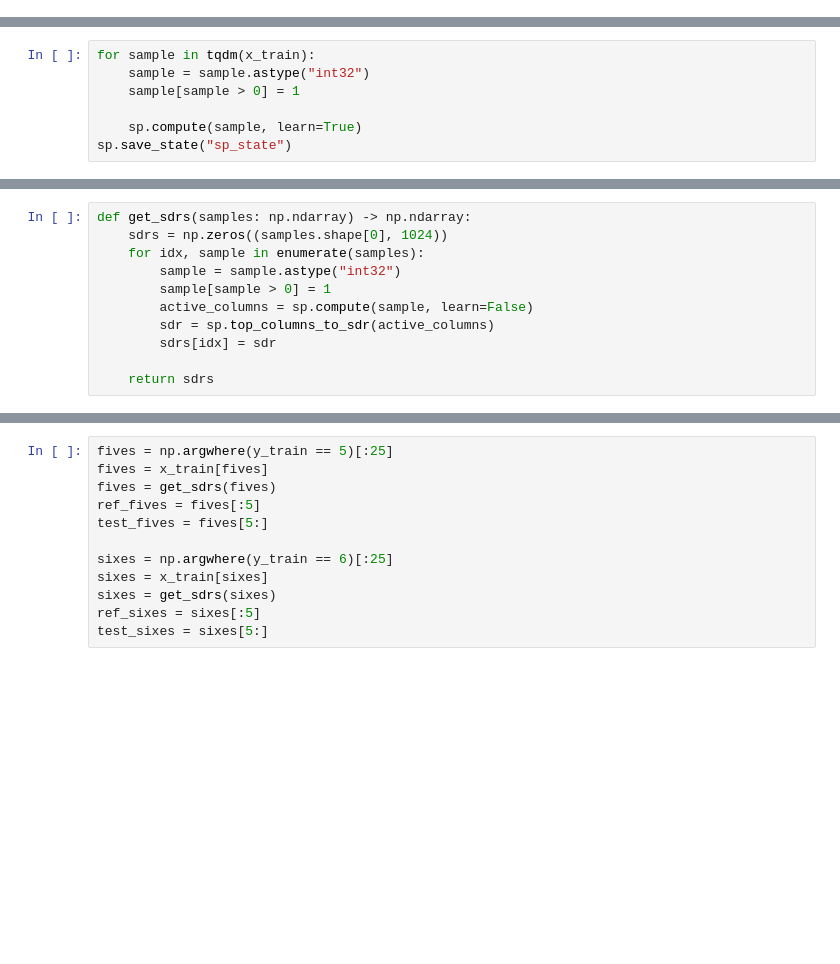
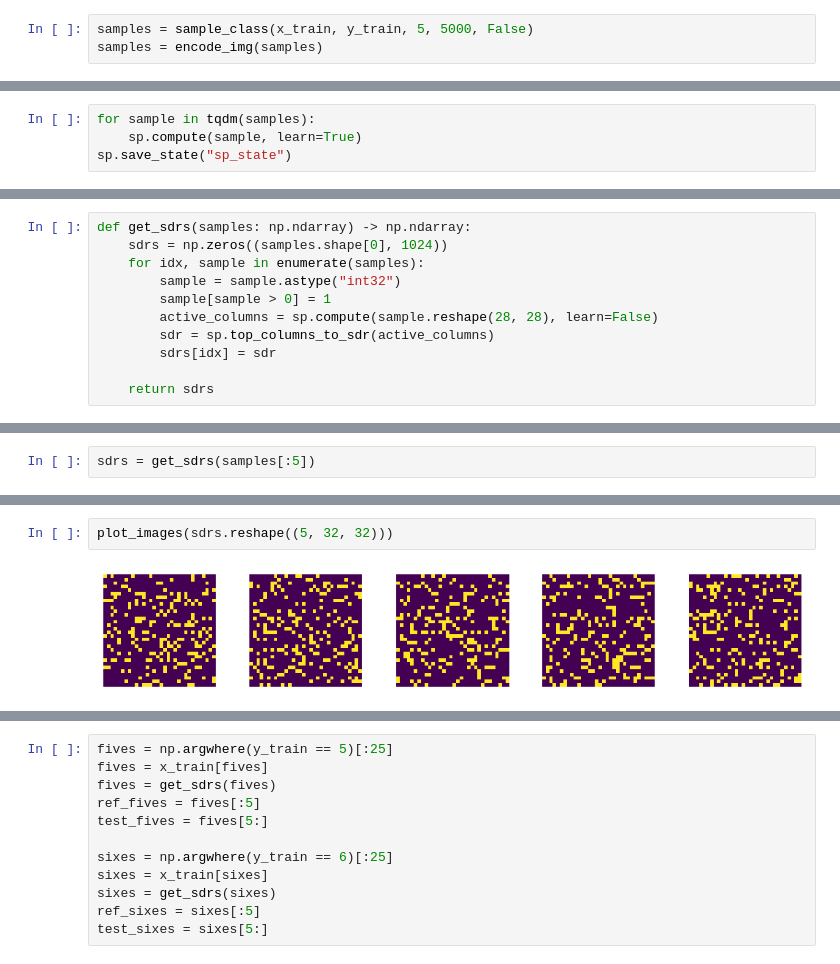
Before and after one commit to MoShrank/bachelor-thesis-research, a Jupyter notebook: Spatial Pooling.ipynb, the cells around one changed output, grey strips where cells are left out. Drawn from its saved outputs; the diff is of its cells as text; blank space fills up the shorter version.

```diff
--- a/Spatial Pooling.ipynb
+++ b/Spatial Pooling.ipynb
@@ -64,3 +58,6 @@ sp = SpatialPooler(
 )
 # %% [output]
 [interactive output not drawn]
+# %%
+samples = sample_class(x_train, y_train, 5, 5000, False)
+samples = encode_img(samples)
@@ -67,8 +66,5 @@ sp = SpatialPooler(
 # %%
-for sample in tqdm(x_train):
-    sample = sample.astype("int32")
-    sample[sample > 0] = 1
-
+for sample in tqdm(samples):
     sp.compute(sample, learn=True)
 sp.save_state("sp_state")
 # %% [output]
@@ -79,7 +75,7 @@ def get_sdrs(samples: np.ndarray) -> np.ndarray:
     for idx, sample in enumerate(samples):
         sample = sample.astype("int32")
         sample[sample > 0] = 1
-        active_columns = sp.compute(sample, learn=False)
+        active_columns = sp.compute(sample.reshape(28, 28), learn=False)
         sdr = sp.top_columns_to_sdr(active_columns)
         sdrs[idx] = sdr
 
@@ -92,0 +85,2 @@ from util import get_mean_similiraty, similiraty_to_percent, get_similiraty
+# %%
+sdrs = get_sdrs(samples[:5])
@@ -92,0 +89,4 @@ from util import get_mean_similiraty, similiraty_to_percent, get_similiraty
+# %%
+plot_images(sdrs.reshape((5, 32, 32)))
+# %% [output]
+[figure, added]
```
Also changed, not shown: parts of 38 cells of this notebook, 4 other files.
